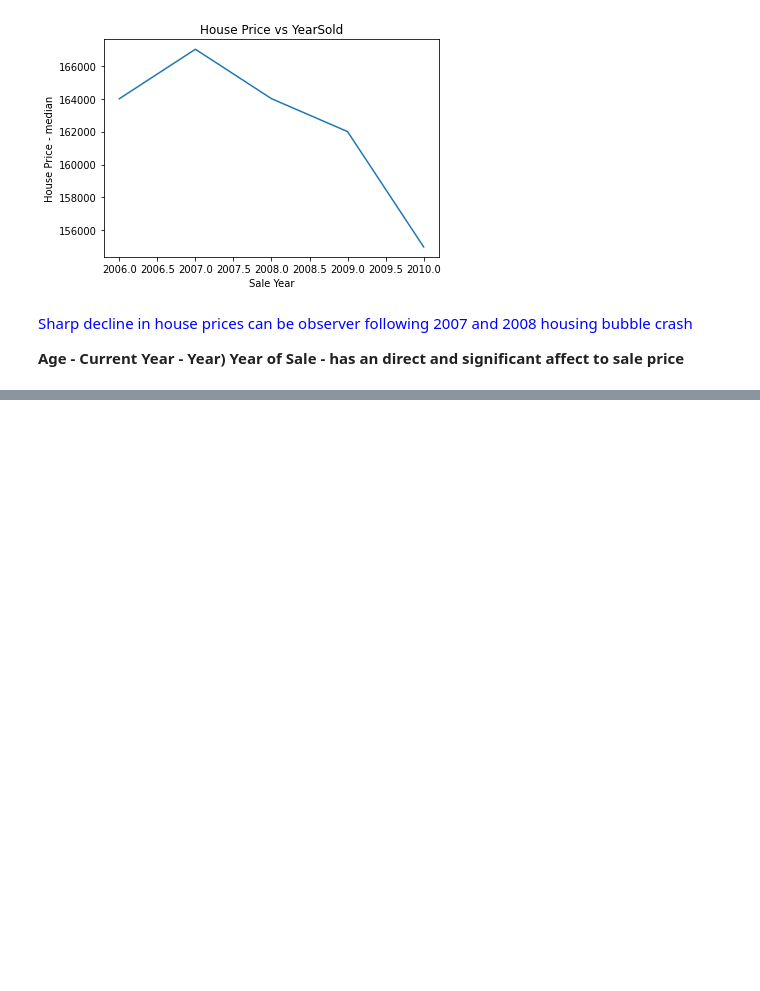
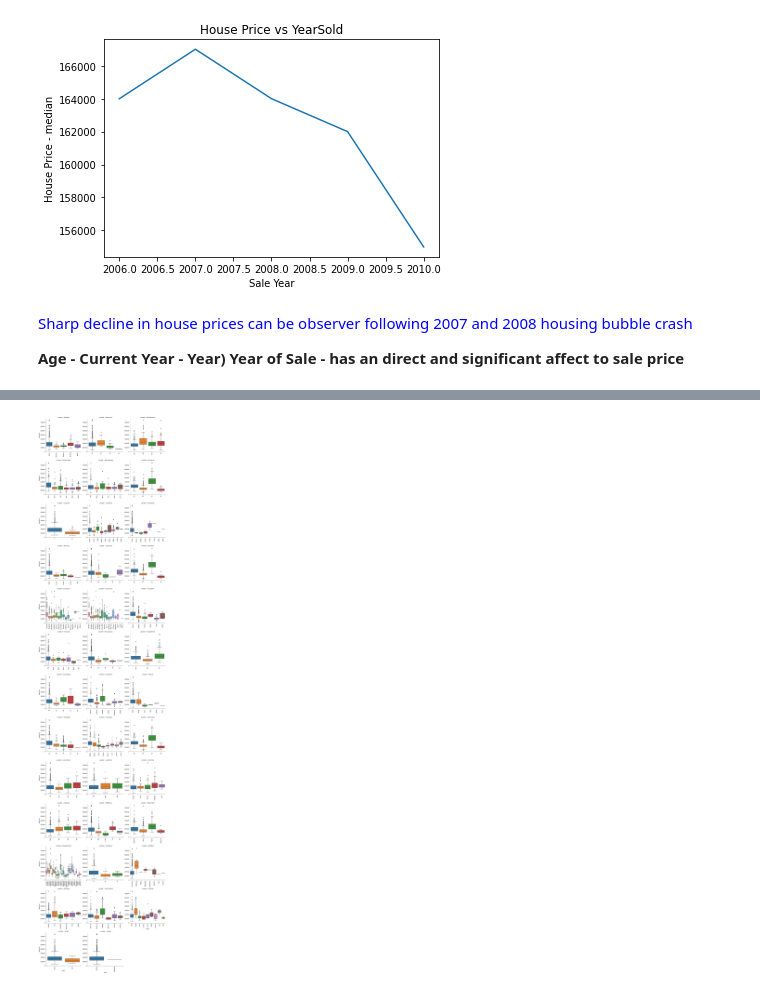
Before and after one commit to taruj/Advanced-Regression-Assignment, a Jupyter notebook: Advanced_Regression_Assignment.ipynb, the cells around one changed output, grey strips where cells are left out. Drawn from its saved outputs; the diff is of its cells as text; code cells hidden in the pictures; blank space fills up the shorter version.

```diff
--- a/Advanced_Regression_Assignment.ipynb
+++ b/Advanced_Regression_Assignment.ipynb
@@ -167,0 +209,12 @@ plt.show()
+# %%
+## Categorical Features vs Sale Price
+def facetgrid_boxplot(x, y, **kwargs):
+    sns.boxplot(x=x, y=y)
+    x=plt.xticks(rotation=90)
+
+categorical = data.select_dtypes(exclude=['int64','float64'])
+f = pd.melt(data, id_vars=['SalePrice'], value_vars=sorted(data[categorical.columns]))
+g = sns.FacetGrid(f, col="variable", col_wrap=3, sharex=False, sharey=False, size=5)
+g = g.map(facetgrid_boxplot, "value", "SalePrice")
+# %% [output]
+[figure, added]
```
Also changed, not shown: parts of 9 cells of this notebook.
